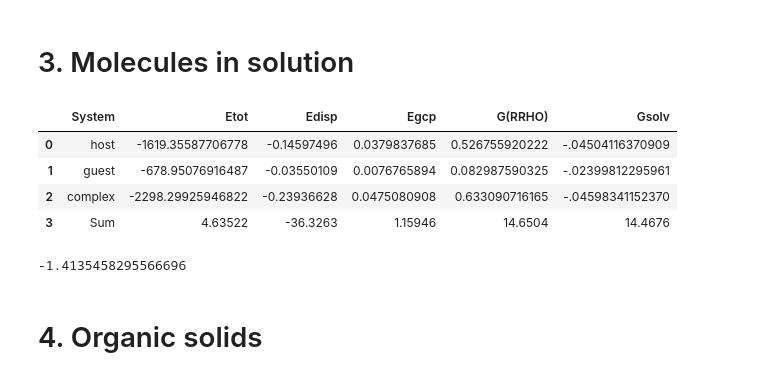
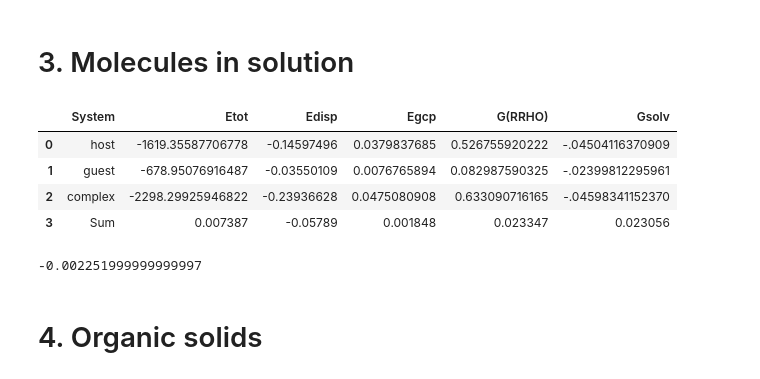
Before and after one commit to tomfroembgen/WP12, a Jupyter notebook: 2_grimme/wp12_2.ipynb, the cells around one changed output. Saved outputs shown, nothing was run; the diff lists cells and outputs as text; code cells hidden in the pictures.

```diff
--- a/2_grimme/wp12_2.ipynb
+++ b/2_grimme/wp12_2.ipynb
@@ -273,10 +273,10 @@ Saved data to /home/froembgen/MSc/WP12/2_grimme/ex1/ar2/pes/scan_result.csv.
 # %%
 data = pd.read_csv("ex1/ar2/pes/scan_result.csv", delimiter=",")
 
-names = ["E1pol", "E1exch", "E2ind", "E2ind-exch", "E2disp", "E2disp-exch", "E1tot", "E2tot", "E1tot+E2tot"]
-labels = [r"$E^1_\mathrm{pol}$", r"$E^1_\mathrm{exch}$", r"$E^2_\mathrm{ind}$", r"$E^2_\mathrm{ind-exch}$", r"$E^2_\mathrm{disp}$", r"$E^2_\mathrm{disp-exch}$", r"$E^1_\mathrm{tot}$", r"$E^2_\mathrm{tot}$", r"$E^1_\mathrm{tot}+E^2_\mathrm{tot}$"]
-markers = ["o","o","o","v","v","v","s","s","s"]
-ls = ["-",":","--","-",":","--","-",":","--"]
+names = ["E1pol", "E1exch", "E2ind", "E2ind-exch", "E2disp", "E2disp-exch", "E1tot", "E2tot"]
+labels = [r"$E^1_\mathrm{pol}$", r"$E^1_\mathrm{exch}$", r"$E^2_\mathrm{ind}$", r"$E^2_\mathrm{ind-exch}$", r"$E^2_\mathrm{disp}$", r"$E^2_\mathrm{disp-exch}$", r"$E^1_\mathrm{tot}$", r"$E^2_\mathrm{tot}$"]
+markers = ["o","o","o","v","v","v","s","s"]
+ls = ["-",":","--","-",":","--","-",":"]
 
 num_hor_plots = 1
 num_vert_plots = 1
@@ -735,36 +737,36 @@ def main():
                 gsolv = line.split()[0]
 
         data.append([names[i], Etot, Edisp, Egcp, grrho, gsolv])
 
     cols = ["System", "Etot", "Edisp", "Egcp","G(RRHO)", "Gsolv"]
     df = pd.DataFrame(columns=cols, data=data)
 
     # save to csv
     save_loc = os.path.join(os.path.realpath("."), "ex3/electronic-contributions.csv")
     df.to_csv(save_loc, index=False)
     #print("\nSaved data to {}.".format(save_loc))
     #display(df)
 
     df = pd.read_csv("ex3/electronic-contributions.csv")
     summen = [Etot, Edisp, Egcp, grrho, gsolv]
     colos = ["Etot", "Edisp", "Egcp","G(RRHO)", "Gsolv"]
     for i, col in enumerate(colos):
-        summen[i]=((df[col][2]-(df[col][0]+df[col][1]))*eh2kcal)
+        summen[i]=round(((df[col][2]-(df[col][0]+df[col][1]))),6)
 
     data.append(["Sum", summen[0], summen[1], summen[2], summen[3], summen[4]])
     df = pd.DataFrame(columns=cols, data=data)
     save_loc = os.path.join(os.path.realpath("."), "ex3/electronic-contributions.csv")
     df.to_csv(save_loc, index=False)
     display(df)
     print(sum(summen))
 main()
 # %% [output]
 |  | System | Etot | Edisp | Egcp | G(RRHO) | Gsolv |
 | 0 | host | -1619.35587706778 | -0.14597496 | 0.0379837685 | 0.526755920222 | -.04504116370909 |
 | 1 | guest | -678.95076916487 | -0.03550109 | 0.0076765894 | 0.082987590325 | -.02399812295961 |
 | 2 | complex | -2298.29925946822 | -0.23936628 | 0.0475080908 | 0.633090716165 | -.04598341152370 |
-| 3 | Sum | 4.63522 | -36.3263 | 1.15946 | 14.6504 | 14.4676 |
+| 3 | Sum | 0.007387 | -0.05789 | 0.001848 | 0.023347 | 0.023056 |
--1.4135458295566696
+-0.002251999999999997
 # %% [markdown]
 # 4. Organic solids
 # %%
```
Also changed, not shown: parts of 4 cells of this notebook, 5 other files.
